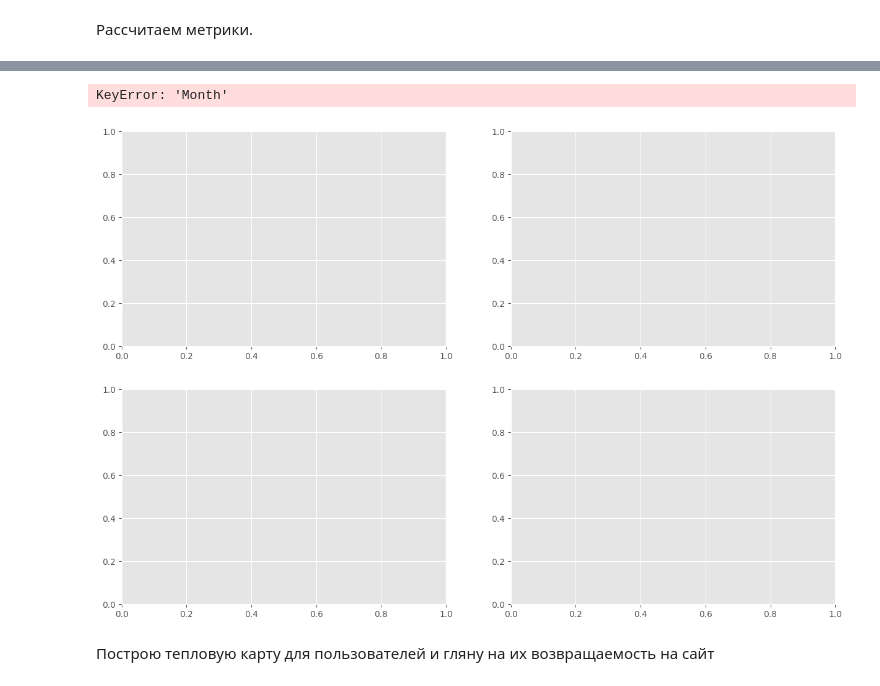
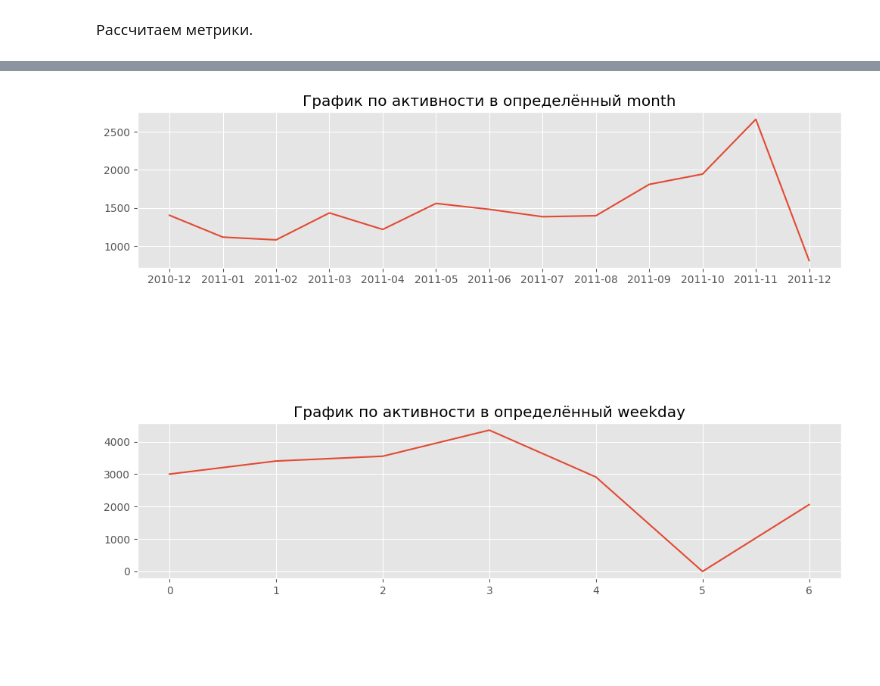
Before and after one commit to KonstantinElfimow/E-Commerce-Analysis, a Jupyter notebook: e_commerce_analysis.ipynb, the cells around one changed output, grey strips where cells are left out. Drawn from its saved outputs; the diff is of its cells as text; code cells hidden in the pictures; blank space fills up the shorter version.

```diff
--- a/e_commerce_analysis.ipynb
+++ b/e_commerce_analysis.ipynb
@@ -503,8 +576,8 @@ report[report['CustomerID'] == 12346]
 # %% [markdown]
 Посчитаем суммарные продажи на каждый месяц.
 # %%
-df['month'] = df['InvoiceDate'].values.astype('datetime64[M]')
+t = df.copy()
+t['month'] = t['InvoiceDate'].values.astype('datetime64[M]')
+t['revenue'] = t['UnitPrice'] * t['Quantity']
-# %%
-df['revenue'] = df['UnitPrice'] * df['Quantity']
 # %%
 sales_month = (
@@ -668,0 +813,11 @@ plt.suptitle('Визуализация метрик по месяцам');
+# %%
+all_days = pd.DataFrame(
+    pd.date_range(df['InvoiceDate'].min(), df['InvoiceDate'].max(), freq='D'),
+    columns=['date']
+)
+all_days['date'] = all_days['date'].values.astype('datetime64[D]')
+copy = df.copy()
+copy['date'] = copy['InvoiceDate'].values.astype('datetime64[D]')
+all_days = all_days.merge(copy, how='left', on='date')
+del(copy)
+all_days
@@ -668,0 +838,10 @@ plt.suptitle('Визуализация метрик по месяцам');
+# %%
+st = (all_days
+      .groupby('date')['CustomerID']
+      .nunique()
+      .reset_index()
+      .rename(columns={'CustomerID': 'user_activity'})
+)
+st['month'] = st['date'].apply(lambda x: x.strftime('%Y-%m'))
+st['weekday'] = st['date'].dt.weekday
+st
@@ -669,19 +862,16 @@ plt.suptitle('Визуализация метрик по месяцам');
 # %%
 index = 0
-fig, ax = plt.subplots(2, 2, figsize=(15, 10))
+fig, ax = plt.subplots(2, 1, figsize=(12, 8))
 
-times = 'Month', 'Day', 'Hour', 'Weekday'
-bins = 12, 31, 24, 7
+times = 'month', 'weekday'
+bins = 12, 7
 
 for i in range(2):
-  for j in range(2):
-    ax[i, j].hist(report[times[index]], bins=bins[index], edgecolor='black')
-    ax[i, j].set_title('Гистограмма {}'.format(times[index]))
-    index += 1
+  temp = st.groupby(times[index])['user_activity'].sum()
+  ax[i].plot(temp.index, temp, label='user_activity')
+  ax[i].set_title('График по активности в определённый {}'.format(times[index]))
+  index += 1
 
 fig.subplots_adjust(hspace=1);
 # %% [output]
-KeyError: 'Month'
-[figure, old version]
+[figure, new version]
-# %% [markdown]
-Построю тепловую карту для пользователей и гляну на их возвращаемость на сайт
```
Also changed, not shown: parts of 53 cells of this notebook.
